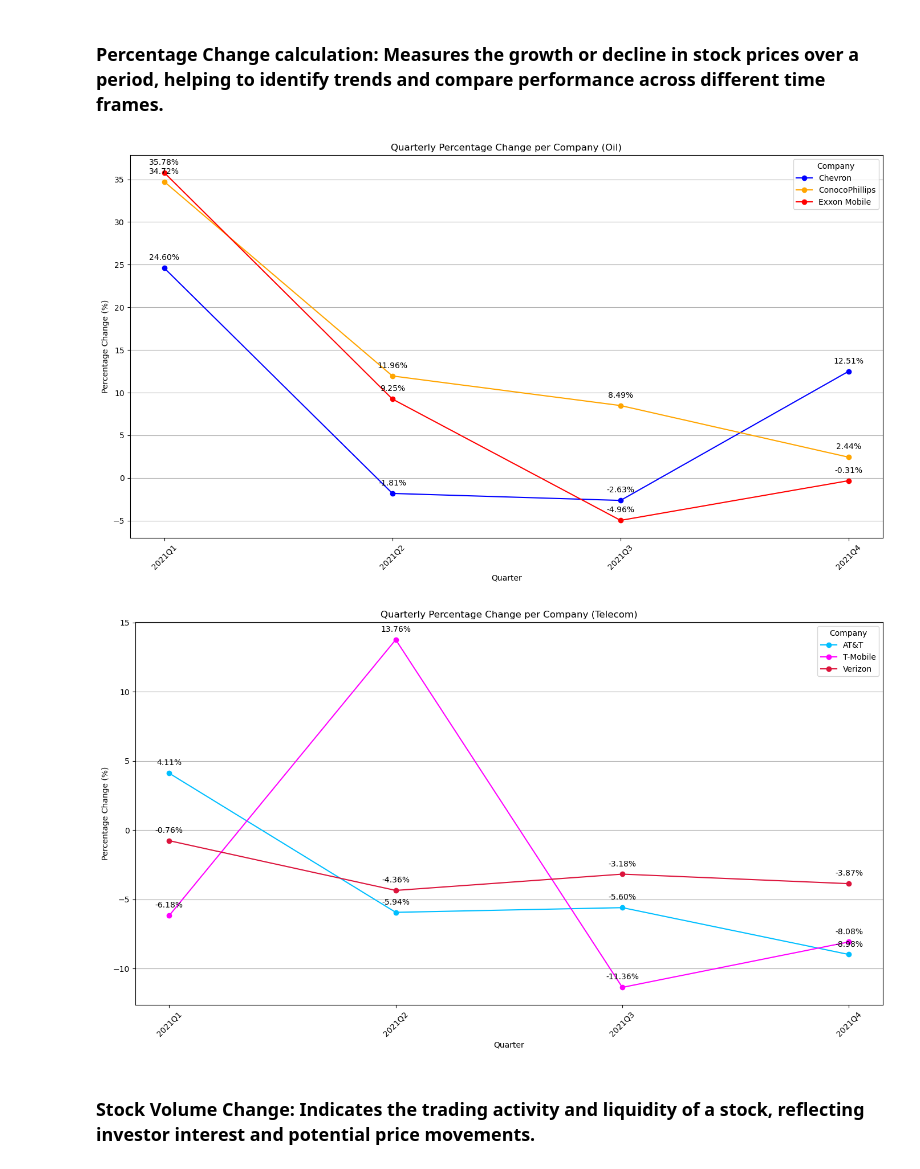
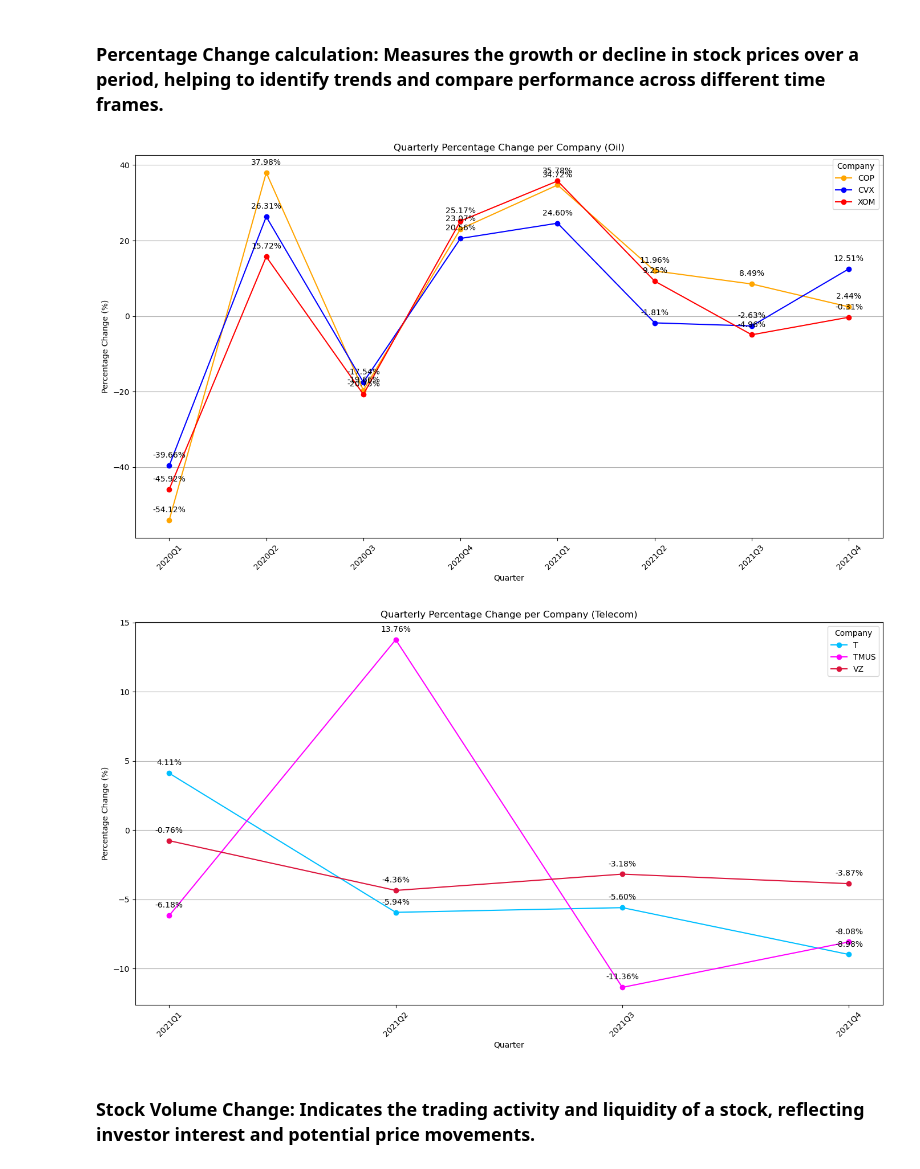
Before and after one commit to juanbracho/UT_Module16, a Jupyter notebook: data/API Change.ipynb, the cells around one changed output. Drawn from its saved outputs; the diff is of its cells as text; code cells hidden in the pictures.

```diff
--- a/data/API Change.ipynb
+++ b/data/API Change.ipynb
@@ -136,18 +88,23 @@ print(filtered_tele_data.head())
 # %%
-# Ensure the Date is the index and reset it to a column
-combined_oil_data = combined_oil_data.reset_index()
+# Convert the Oil Date column to datetime format
+oil_stock_data = {company: oil_stock_data[company].copy() for company in oil_stock_data}  # Ensure we work with a copy
 
-# Convert the Oil Date column to datetime format
-combined_oil_data['Date'] = pd.to_datetime(combined_oil_data['Date'])
+for company in oil_stock_data:
+    oil_stock_data[company]['Date'] = pd.to_datetime(oil_stock_data[company]['Date'])
+
+# Combine the individual company DataFrames into a single DataFrame for cleaning
+combined_oil_data = pd.concat(oil_stock_data.values(), ignore_index=True)
 
 # Sort the data by Company and Date
 combined_oil_data.sort_values(by=['Company', 'Date'], inplace=True)
 
 # Handle missing values (if any)
-combined_oil_data.ffill(inplace=True)
-combined_oil_data.bfill(inplace=True)
+combined_oil_data.ffill(inplace=True)  # Forward fill
+combined_oil_data.bfill(inplace=True)  # Backward fill
 
 # Filter the data to include only dates from 2020-01-01 to 2022-01-01
+start_date = pd.Timestamp('2020-01-01')
+end_date = pd.Timestamp('2022-01-01')
 filtered_oil_data = combined_oil_data[(combined_oil_data['Date'] >= start_date) & (combined_oil_data['Date'] <= end_date)].copy()
 
 # Extract year and quarter
@@ -180,41 +137,44 @@ print(filtered_oil_data.head())
 # %%
 # Calculate the percentage change in Oil Stock for each quarter
 quarterly_oil_percentage_change = filtered_oil_data.groupby(['Company', 'Quarter'], as_index=False).apply(
     lambda x: pd.Series({
         'Percentage Change': (x.loc[x['Date'].idxmax()]['Open'] - x.loc[x['Date'].idxmin()]['Close']) / x.loc[x['Date'].idxmin()]['Close'] * 100
     })
 )
 
-# Convert the 'Quarter' column to string due to formatting error.
+# Convert the 'Quarter' column to string for plotting purposes
 quarterly_oil_percentage_change['Quarter'] = quarterly_oil_percentage_change['Quarter'].astype(str)
 
-# Define the colors for each company
-oil_colors = {'Exxon Mobile': 'Red', 'Chevron': 'Blue', 'ConocoPhillips': 'Orange'}
+# Define the colors for each company using the stock symbols instead of full company names
+oil_colors = {'XOM': 'Red', 'CVX': 'Blue', 'COP': 'Orange'}
 
-# Plot the quarterly percentage change.
+# Plot the quarterly percentage change
 plt.figure(figsize=(14, 8))
+
 for company in quarterly_oil_percentage_change['Company'].unique():
     company_data = quarterly_oil_percentage_change[quarterly_oil_percentage_change['Company'] == company]
+
+    # Ensure the symbol matches the color dictionary key
     plt.plot(company_data['Quarter'], company_data['Percentage Change'], marker='o', label=company, color=oil_colors[company])
 
-    # Annotate each percentage change by stock per quarter.
+    # Annotate each percentage change by stock per quarter
     for i, row in company_data.iterrows():
         plt.annotate(f"{row['Percentage Change']:.2f}%",
                      (row['Quarter'], row['Percentage Change']),
                      textcoords="offset points", xytext=(0,10), ha='center')
 
-# Plot visual formatting.
+# Plot visual formatting
 plt.title('Quarterly Percentage Change per Company (Oil)')
 plt.xlabel('Quarter')
 plt.ylabel('Percentage Change (%)')
 plt.legend(title='Company')
-plt.grid(axis='y')
-plt.xticks(rotation=45)
-plt.tight_layout()  # Adjusts the plot to ensure everything fits
+plt.grid(axis='y')  # Add grid lines on the y-axis for clarity
+plt.xticks(rotation=45)  # Rotate x-axis labels for better readability
+plt.tight_layout()  # Adjusts the plot to ensure everything fits properly
 plt.savefig('outputs/oil_stock_change.png')
 plt.show()
 # %% [output]
-[figure, old version]
+[figure, new version]
 # %%
 # Calculate the percentage change in Telecom Stock for each quarter
 quarterly_tele_percentage_change = filtered_tele_data.groupby(['Company', 'Quarter'], as_index=False).apply(
@@ -223,16 +183,19 @@ quarterly_tele_percentage_change = filtered_tele_data.groupby(['Company', 'Quart
     })
 )
 
-# Convert the 'Quarter' column to string due to formatting error
+# Convert the 'Quarter' column to string for proper formatting during plotting
 quarterly_tele_percentage_change['Quarter'] = quarterly_tele_percentage_change['Quarter'].astype(str)
 
-# Define the colors for each company
-tele_colors = {'AT&T': 'Deepskyblue', 'T-Mobile': 'Fuchsia', 'Verizon': 'Crimson'}
+# Define the colors using the stock symbols as keys
+tele_colors = {'T': 'Deepskyblue', 'TMUS': 'Fuchsia', 'VZ': 'Crimson'}
 
 # Plot the quarterly percentage change
 plt.figure(figsize=(14, 8))
+
 for company in quarterly_tele_percentage_change['Company'].unique():
     company_data = quarterly_tele_percentage_change[quarterly_tele_percentage_change['Company'] == company]
+
+    # Ensure the symbol matches the color dictionary key
     plt.plot(company_data['Quarter'], company_data['Percentage Change'], marker='o', label=company, color=tele_colors[company])
 
     # Annotate each percentage change by stock per quarter
@@ -246,13 +209,13 @@ plt.title('Quarterly Percentage Change per Company (Telecom)')
 plt.xlabel('Quarter')
 plt.ylabel('Percentage Change (%)')
 plt.legend(title='Company')
-plt.grid(axis='y')
-plt.xticks(rotation=45)
-plt.tight_layout()
-plt.savefig('outputs/telecom_stock_change.png')
+plt.grid(axis='y')  # Add grid lines for better readability
+plt.xticks(rotation=45)  # Rotate x-axis labels to avoid overlap
+plt.tight_layout()  # Ensure the plot fits well
+plt.savefig('outputs/telecom_stock_change.png')  # Save the plot as PNG
 plt.show()
 # %% [output]
-[figure, old version]
+[figure, new version]
 # %% [markdown]
 ### Stock Volume Change: Indicates the trading activity and liquidity of a stock, reflecting investor interest and potential price movements.
 # %%
```
Also changed, not shown: parts of 12 cells of this notebook, 10 other files.
